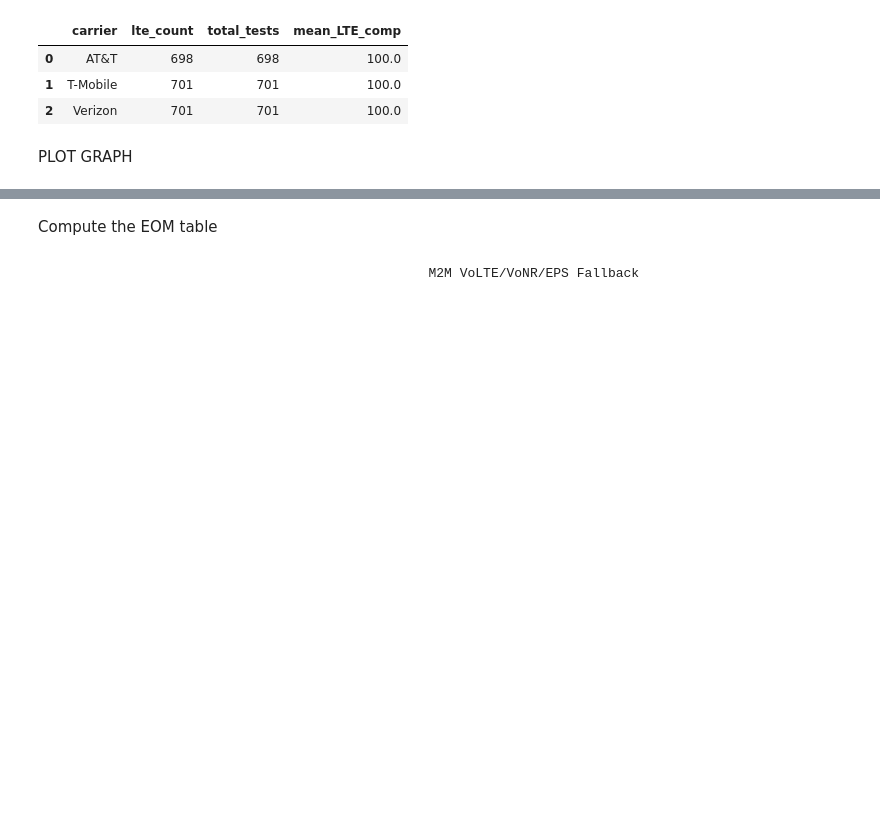
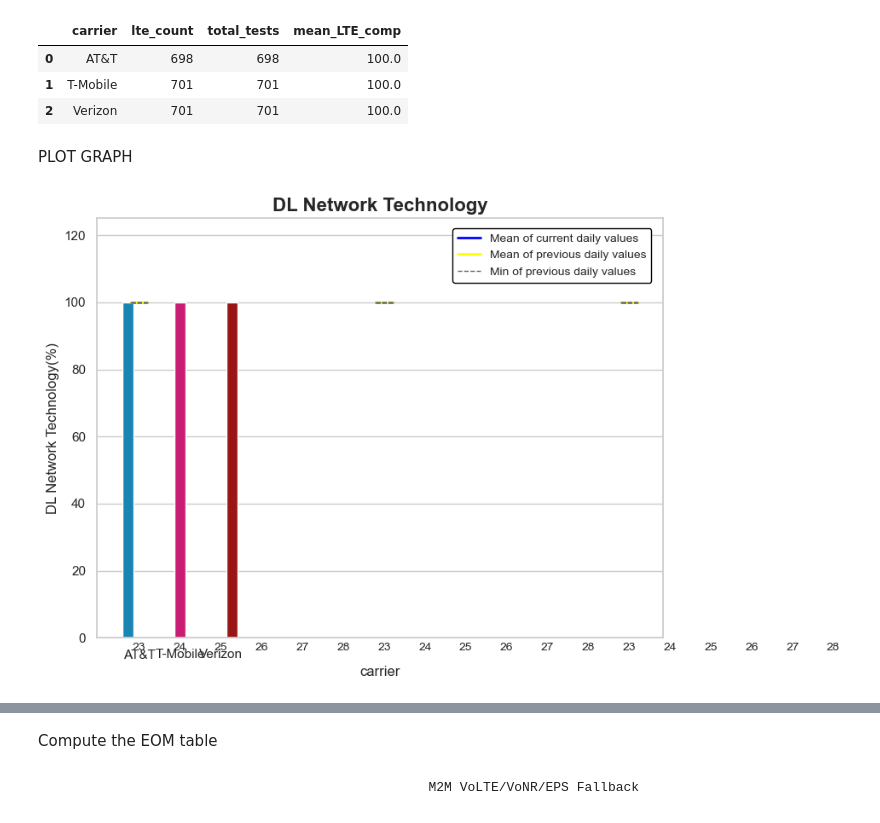
Before and after one commit to ookla-jennymassari/dq_reporting_test.py, a Jupyter notebook: dq_reporting_notebook.ipynb, the cells around one changed output, grey strips where cells are left out. Drawn from its saved outputs; the diff is of its cells as text; code cells hidden in the pictures; blank space fills up the shorter version.

Commit message:
Added plots to DL and VolTE.

```diff
--- a/dq_reporting_notebook.ipynb
+++ b/dq_reporting_notebook.ipynb
@@ -659,3 +661,86 @@ lte_all_comp.head()
 | 2 | Verizon | 701 | 701 | 100.0 |
 # %% [markdown]
 PLOT GRAPH
+# %%
+# Convert start_date to datetime for grouping
+lte_curr["start_date"] = lte_curr["start_date"]
+
+# Initialize the plot
+fig, ax = plt.subplots(figsize=(10, 6))
+
+# Bar plot for LTE percentage grouped by carrier and start_date
+sns.barplot(
+    data=lte_curr,
+    x="carrier",
+    y="lte_pct",
+    hue="carrier",
+    dodge=True,
+    palette=carrier_color_dict_reporting,
+    ax=ax
+)
+
+# Add text labels for start_date
+for i, row in lte_curr.iterrows():
+    ax.text(
+        x=i,
+        y=-3,
+        s=row["start_date"].strftime("%d"),
+        ha="center",
+        va="center",
+        fontsize=10
+    )
+
+# Add mean of current daily values (crossbars)
+for i, row in lte_all_curr.iterrows():
+    carrier_index = lte_curr[lte_curr["carrier"] == row["carrier"]].index[0]
+    ax.plot(
+        [carrier_index - 0.2, carrier_index + 0.2],
+        [row["mean_LTE_curr"], row["mean_LTE_curr"]],
+        color="blue",
+        linewidth=2,
+        label="Mean of current daily values" if i == 0 else ""
+    )
+
+# Add mean of previous daily values (crossbars)
+for i, row in lte_all_comp.iterrows():
+    carrier_index = lte_curr[lte_curr["carrier"] == row["carrier"]].index[0]
+    ax.plot(
+        [carrier_index - 0.2, carrier_index + 0.2],
+        [row["mean_LTE_comp"], row["mean_LTE_comp"]],
+        color="yellow",
+        linewidth=2,
+        label="Mean of previous daily values" if i == 0 else ""
+
+# Add min of previous daily values (dashed crossbars)
+for i, row in lte_comp.iterrows():
+    carrier_index = lte_curr[lte_curr["carrier"] == row["carrier"]].index[0]
+    ax.plot(
+        [carrier_index - 0.2, carrier_index + 0.2],
+        [row["lte_pct"], row["lte_pct"]],
+        color="#686868",
+        linewidth=1,
+        linestyle="dashed",
+        label="Min of previous daily values" if i == 0 else ""
+    )
+
+# Customize the plot
+ax.set_title("DL Network Technology", fontsize=16, fontweight="bold")
+ax.set_ylabel("DL Network Technology(%)", fontsize=12)
+ax.set_ylim(0, 125)
+ax.legend(
+    loc="upper right",
+    bbox_to_anchor=(0.99, 0.99),
+    title="",
+    fontsize=10,
+    frameon=True,
+    framealpha=1,
+    edgecolor="black"
+)
+
+# Adjust layout
+plt.tight_layout()
+
+# Show the plot
+plt.show()
+# %% [output]
+[figure, added]
```
Also changed, not shown: parts of 7 cells of this notebook, 1 other file.
